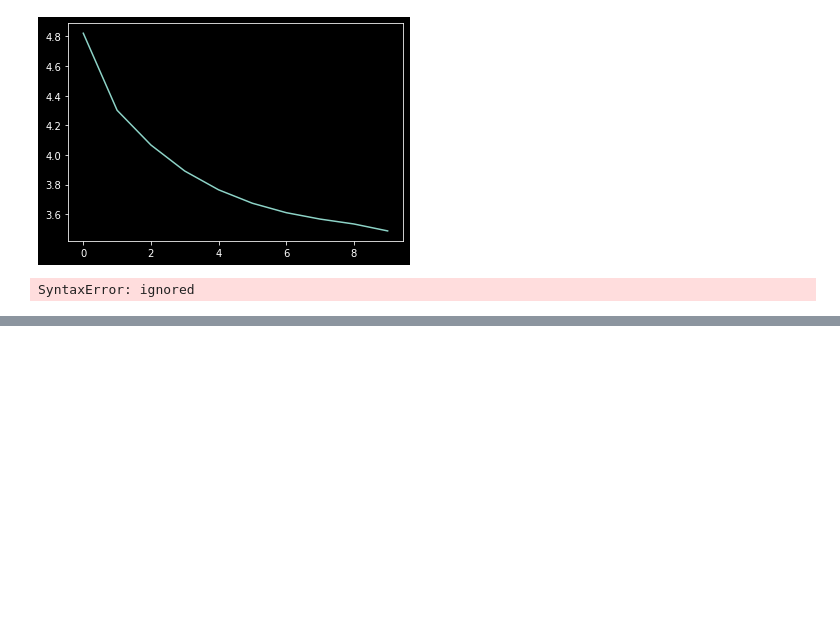
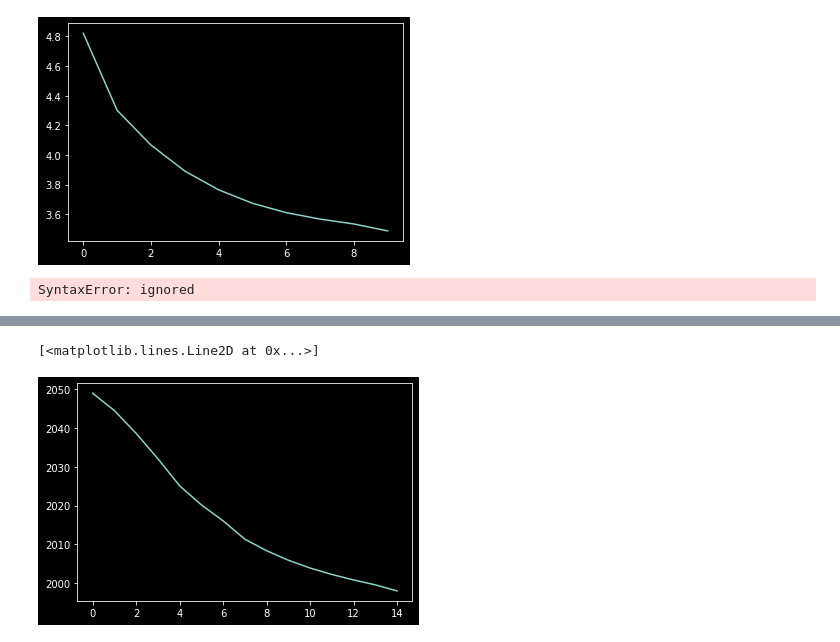
Before and after one commit to iamtatha/Data_Science, a Jupyter notebook: stock_pred.ipynb, the cells around one changed output, grey strips where cells are left out. Drawn from its saved outputs; the diff is of its cells as text; code cells hidden in the pictures; blank space fills up the shorter version.

```diff
--- a/stock_pred.ipynb
+++ b/stock_pred.ipynb
@@ -239,0 +407,2 @@ SyntaxError: ignored
+# %%
+predict = scaler.inverse_transform(pred)
@@ -239,0 +413,2 @@ SyntaxError: ignored
+# %%
+scaled_data = scaler.fit_transform(predict)
@@ -239,0 +419,2 @@ SyntaxError: ignored
+# %%
+scaler.fit_transform([[2000.191]])
@@ -239,0 +455,22 @@ SyntaxError: ignored
+# %%
+x = []
+predict = []
+for i in range(15):
+  x = dataset[-75+i: , 0]
+  x = list(x)
+  x = x+predict
+
+  x = np.array(x)
+  #print(x.shape)
+  x = np.reshape(x , (x.shape[0] , 1) )
+
+  scaler = MinMaxScaler(feature_range=(0,1))
+  x = scaler.fit_transform(x)
+  x = np.reshape(x , (1 , x.shape[0] , 1) )
+  print(x.shape)
+
+  pred = model.predict(x)
+  pred = scaler.inverse_transform(pred)
+  print(pred[0][0])
+
+  predict.append(pred[0][0])
@@ -239,0 +513,5 @@ SyntaxError: ignored
+# %%
+plt.plot(predict)
+# %% [output]
+[<matplotlib.lines.Line2D at 0x...>]
+[figure, added]
```
Also changed, not shown: parts of 35 cells of this notebook.
